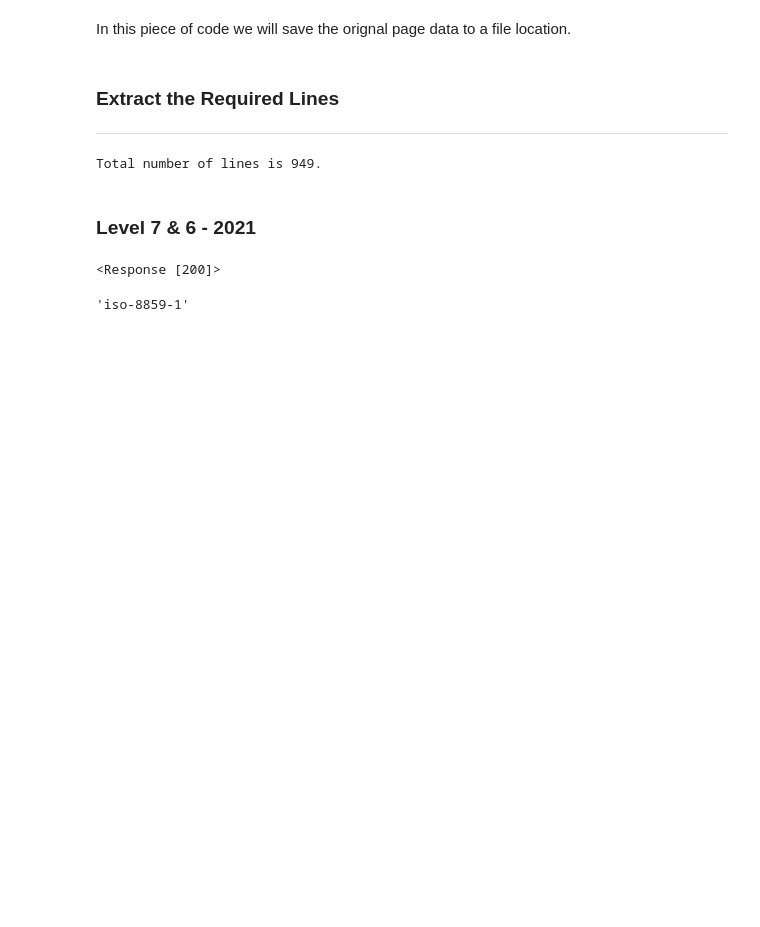
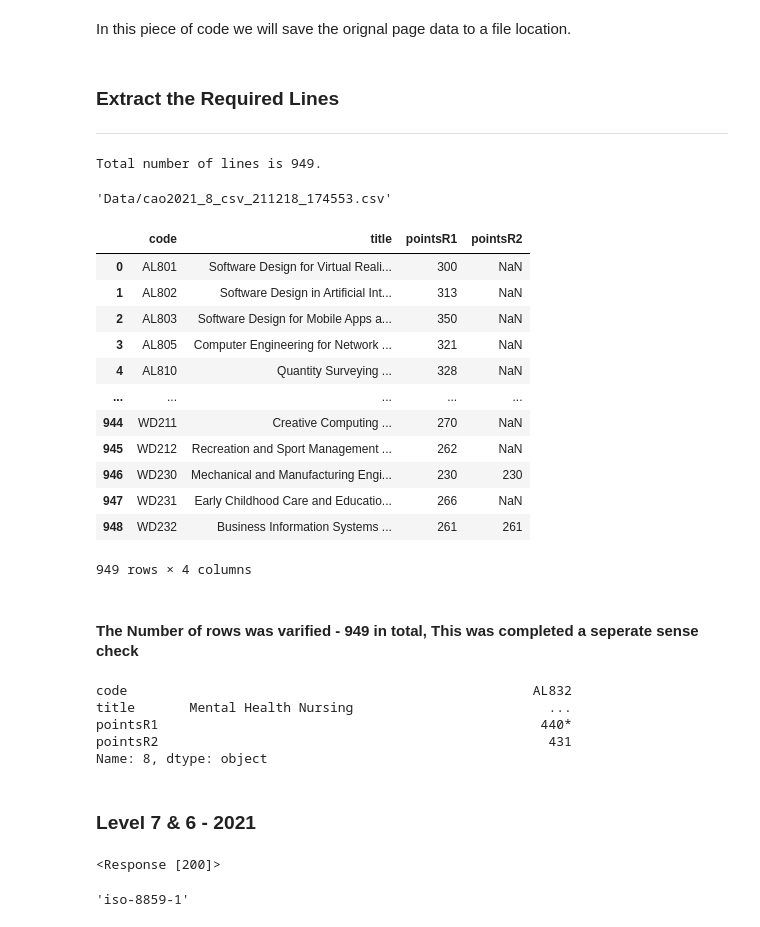
Before and after one commit to VCurry20/FDAProject2021, a Jupyter notebook: cao.ipynb, the cells around one changed output. Cells and saved outputs as stored; diff of their text form; code cells hidden in the pictures; blank space fills up the shorter version.

```diff
--- a/cao.ipynb
+++ b/cao.ipynb
@@ -209,7 +229,37 @@ print(f"Total number of lines is {no_lines}.")            # Print the total numb
 # %% [output]
 Total number of lines is 949.
 # %%
-#df20218 =pd.read_csv(path)
+path   # print path
+# %% [output]
+'Data/cao2021_8_csv_211218_174553.csv'
+# %%
+df2021_8 = pd.read_csv(path)  # set data frame
+# %%
+df2021_8  # print dataframe
+# %% [output]
+|  | code | title | pointsR1 | pointsR2 |
+| 0 | AL801 | Software Design for Virtual Reali... | 300 | NaN |
+| 1 | AL802 | Software Design in Artificial Int... | 313 | NaN |
+| 2 | AL803 | Software Design for Mobile Apps a... | 350 | NaN |
+| 3 | AL805 | Computer Engineering for Network ... | 321 | NaN |
+| 4 | AL810 | Quantity Surveying ... | 328 | NaN |
+| ... | ... | ... | ... | ... |
+| 944 | WD211 | Creative Computing ... | 270 | NaN |
+| 945 | WD212 | Recreation and Sport Management ... | 262 | NaN |
+| 946 | WD230 | Mechanical and Manufacturing Engi... | 230 | 230 |
+| 947 | WD231 | Early Childhood Care and Educatio... | 266 | NaN |
+| 948 | WD232 | Business Information Systems ... | 261 | 261 |
+949 rows × 4 columns
+# %% [markdown]
+#### The Number of rows was varified - 949 in total, This was completed a seperate sense check
+# %%
+df2021_8.iloc[8]
+# %% [output]
+code                                                    AL832
+title       Mental Health Nursing                         ...
+pointsR1                                                 440*
+pointsR2                                                  431
+Name: 8, dtype: object
 # %% [markdown]
 ### Level 7 & 6 -  2021
 # %%
```
Also changed, not shown: parts of 16 cells of this notebook, 6 other files.
